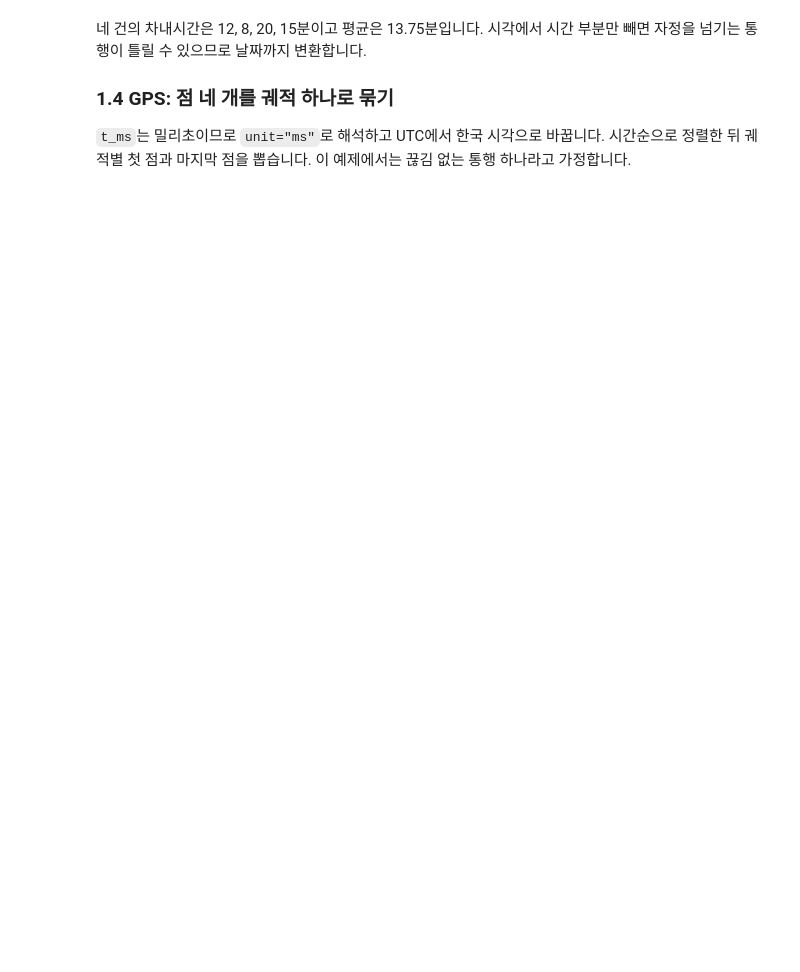
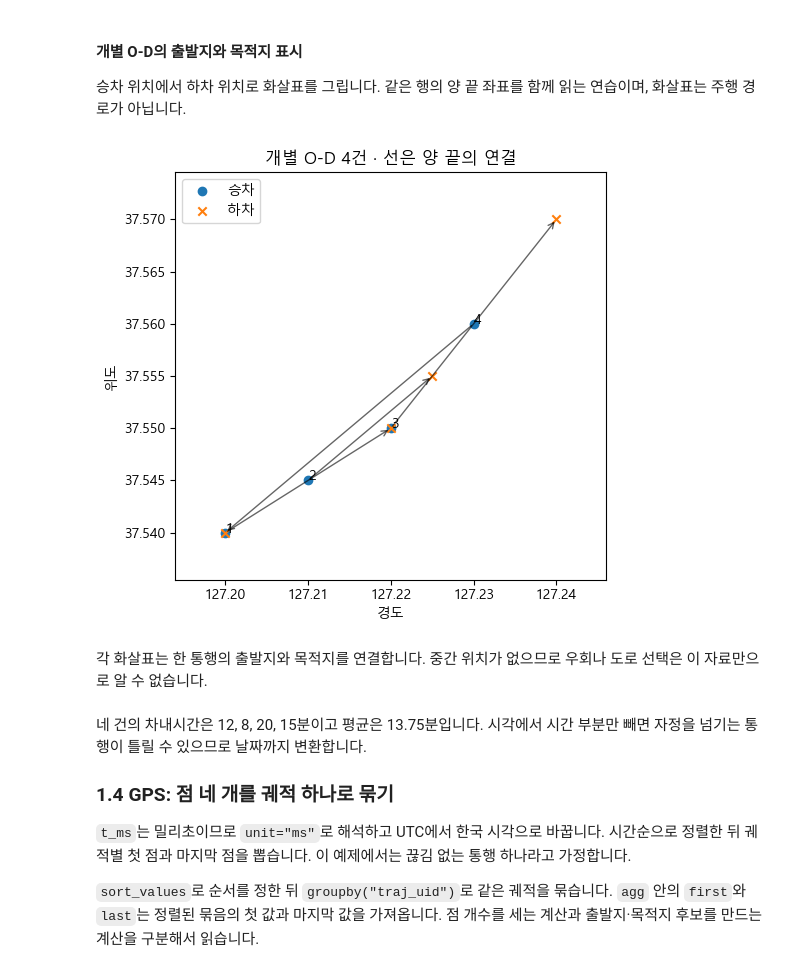
Before and after one commit to jihoyeo/mobility-simulation-book, a Jupyter notebook: labs/ch08_demand.ipynb, the cells around one changed output. Saved outputs shown, nothing was run; the diff lists cells and outputs as text; code cells hidden in the pictures; blank space fills up the shorter version.

```diff
--- a/labs/ch08_demand.ipynb
+++ b/labs/ch08_demand.ipynb
@@ -80,3 +218,22 @@ taxi[["start_time", "end_time", "차내시간_분"]]
+# %% [markdown]
+#### 개별 O-D의 출발지와 목적지 표시
+
+승차 위치에서 하차 위치로 화살표를 그립니다. 같은 행의 양 끝 좌표를 함께 읽는 연습이며, 화살표는 주행 경로가 아닙니다.
+# %%
+fig, ax = plt.subplots(figsize=(6, 5))  # 예제의 경도·위도 좌표를 표시합니다
+for i, row in taxi.iterrows():  # 한 행이 택시 통행 한 건입니다
+    ax.annotate("", xy=(row.d_x, row.d_y), xytext=(row.p_x, row.p_y), arrowprops={"arrowstyle": "->", "alpha": 0.6})
+    ax.text(row.p_x, row.p_y, str(i + 1))  # 출발점에 표의 예제 번호를 붙입니다
+ax.scatter(taxi.p_x, taxi.p_y, label="승차", marker="o")  # 출발 좌표입니다
+ax.scatter(taxi.d_x, taxi.d_y, label="하차", marker="x")  # 도착 좌표입니다
+ax.set(xlabel="경도", ylabel="위도", title="개별 O-D 4건 · 선은 양 끝의 연결", aspect=1 / np.cos(np.deg2rad(37.55)))
+ax.legend()  # 두 종류의 점을 구분합니다
+ax.margins(0.15)  # 가장자리 화살표가 잘리지 않게 합니다
+fig.tight_layout()
+# %% [output]
+[figure, added]
+# %% [markdown]
+각 화살표는 한 통행의 출발지와 목적지를 연결합니다. 중간 위치가 없으므로 우회나 도로 선택은 이 자료만으로 알 수 없습니다.
 # %% [markdown]
 네 건의 차내시간은 12, 8, 20, 15분이고 평균은 13.75분입니다.
 시각에서 시간 부분만 빼면 자정을 넘기는 통행이 틀릴 수 있으므로 날짜까지 변환합니다.
@@ -85,3 +242,7 @@ taxi[["start_time", "end_time", "차내시간_분"]]
 
 `t_ms`는 밀리초이므로 `unit="ms"`로 해석하고 UTC에서 한국 시각으로 바꿉니다.
 시간순으로 정렬한 뒤 궤적별 첫 점과 마지막 점을 뽑습니다. 이 예제에서는 끊김 없는 통행 하나라고 가정합니다.
+
+`sort_values`로 순서를 정한 뒤 `groupby("traj_uid")`로 같은 궤적을 묶습니다.
+`agg` 안의 `first`와 `last`는 정렬된 묶음의 첫 값과 마지막 값을 가져옵니다.
+점 개수를 세는 계산과 출발지·목적지 후보를 만드는 계산을 구분해서 읽습니다.
```
Also changed, not shown: parts of 133 cells of this notebook, 14 other files.
